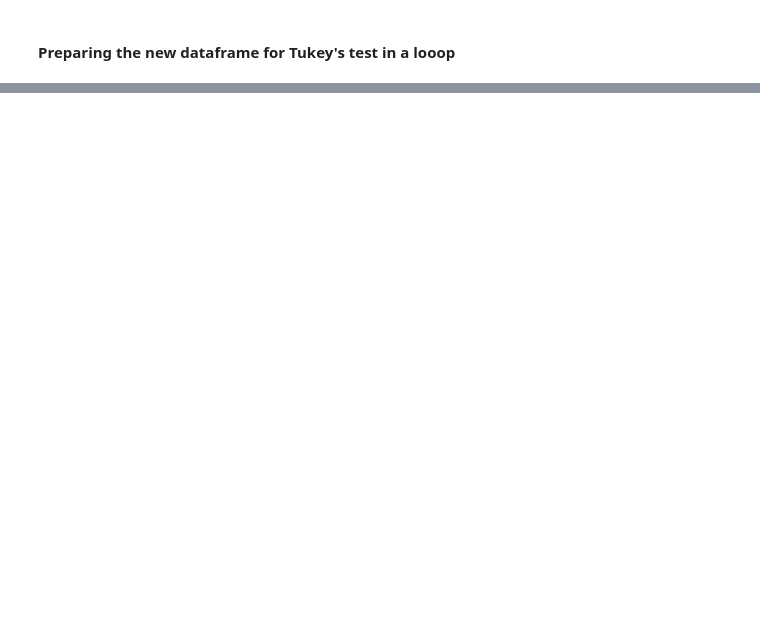
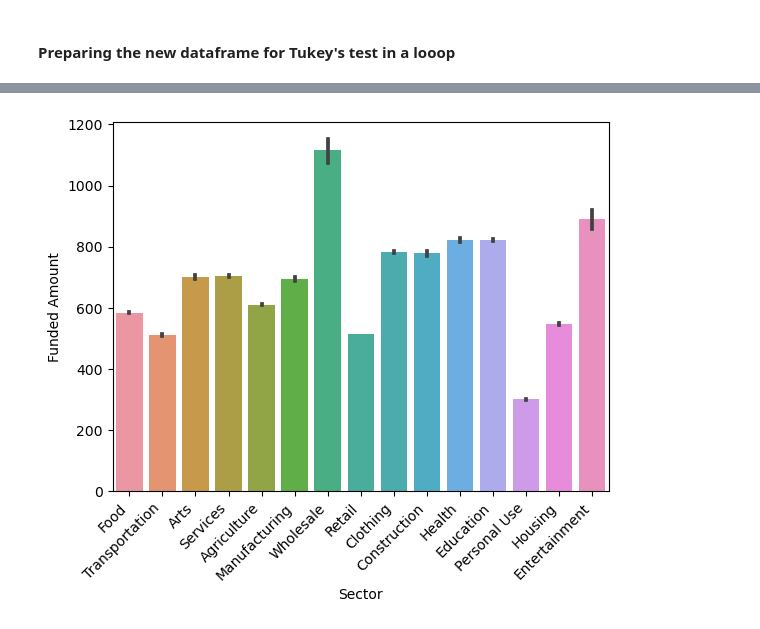
Before and after one commit to erwincarlogonzales/data-enrichment-wk15-lect02-activity, a Jupyter notebook: PreClass-Wk15-L02-Hypothesis-Testing.ipynb, the cells around one changed output, grey strips where cells are left out. Cells and saved outputs as stored; diff of their text form; code cells hidden in the pictures; blank space fills up the shorter version.

```diff
--- a/PreClass-Wk15-L02-Hypothesis-Testing.ipynb
+++ b/PreClass-Wk15-L02-Hypothesis-Testing.ipynb
@@ -175,9 +463,14 @@ male_outliers = None
 ### Checking Assumption of No Sig. Outliers
 # %%
 ## Loop through groups dict
+for sector, data in groups.items():
 
     ## determine if there are any outliers
+    outliers = np.abs(stats.zscore(data)) > 3
 
     ## print a statement about how many outliers for which group name
+    print(f'There are {outliers.sum()} outliers in {sector} group')
 
     ## Remove the outiers from data and overwrite the sector data in the dict
+    data = data.loc[~outliers]
+    groups[sector] = data
@@ -191,12 +500,14 @@ norm_results = [['group','n','pval','sig?']]
 
 
 ## loop through group dict
+for sector, data in groups.items():
 
     ## calculate normaltest results
-
+    stat, p = stats.normaltest(data)
 
     ## Append the right info into norm_resutls (as a list)
-
-
+    norm_results.append([sector, len(data), p, p < 0.05])
 
 ## Make norm_results a dataframe (first row is columns, everything else data)
+norm_results = pd.DataFrame(norm_results[1:], columns = norm_results[0])
+norm_results
@@ -238,4 +590,5 @@ from statsmodels.stats.multicomp import pairwise_tukeyhsd
 #### Testing Converting our Dictionary to a DataFrame
 # %%
 ## slice a test sector
-temp = None
+temp = groups['Personal Use']
+temp
@@ -245,13 +628,17 @@ temp = None
 #### Preparing the new dataframe for Tukey's test in a looop
 # %%
 ## make a list for saving the dataframes to
-
+tukeys_dfs =[]
 
 ## Loop through groups dict's items
-
+for sector, temp in groups.items():
 
     ## make a temp_df with the data and the sector name
+    temp_df = pd.DataFrame({'Funded Amount' : temp, 'Sector' : sector})
 
     ## append to tukeys_dfs
+    tukeys_dfs.append(temp_df)
 
 ## concatenate them into 1 dataframe
+tukeys_data = pd.concat(tukeys_dfs)
+tukeys_data
@@ -267,2 +705,6 @@ tukeys_results = None
 # %%
 ## make a barplot of final data to go with results
+ax = sns.barplot(data = tukeys_data, x = 'Sector', y = 'Funded Amount', errorbar = ('ci', 68))
+ax.set_xticklabels(ax.get_xticklabels(), rotation = 45, ha = 'right');
+# %% [output]
+[figure, added]
```
Also changed, not shown: parts of 57 cells of this notebook.
